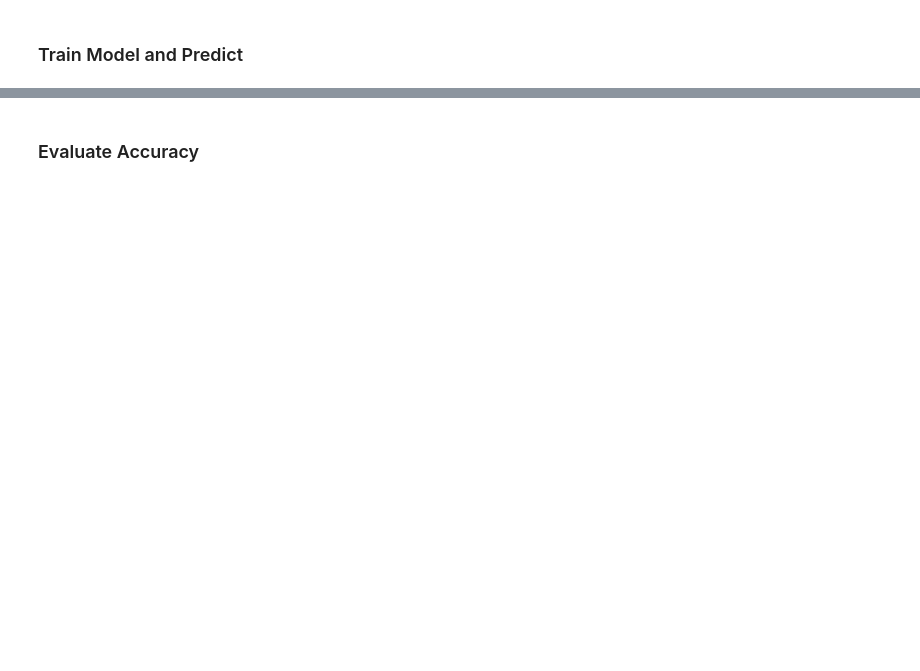
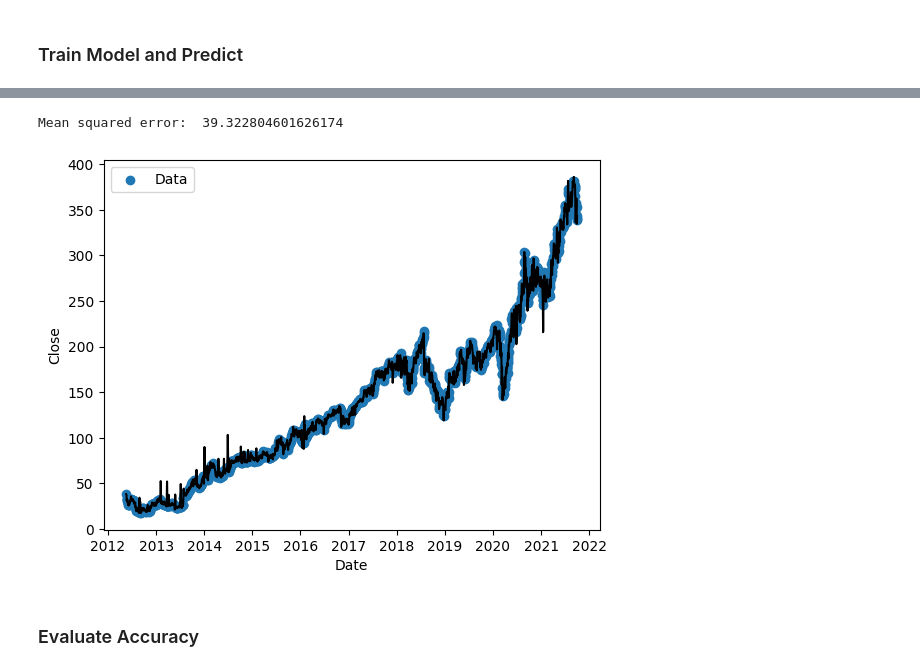
Before and after one commit to duckgrammer/Facebook-Stocks-ML, a Jupyter notebook: Facebook Stocks.ipynb, the cells around one changed output, grey strips where cells are left out. Drawn from its saved outputs; the diff is of its cells as text; code cells hidden in the pictures; blank space fills up the shorter version.

```diff
--- a/Facebook Stocks.ipynb
+++ b/Facebook Stocks.ipynb
@@ -143,2 +149,38 @@ plt.show()
+# %%
+# Predicting Stock Price Direction using Support Vector Machines
+X = FB_dataframe[['ordinal']]
+y = FB_dataframe['Close']
+
+X_train, X_test, y_train, y_test = train_test_split(X, y, test_size=0.2, random_state=42)
+
+# Create SVR model
+svr = SVR(kernel='rbf', C=1e3, gamma=0.1)
+
+# Train the model using the training data
+svr.fit(X_train.values, y_train.values)
+
+# Make predictions on the test data
+date_range = pd.date_range(start='2012-05-18', end='2021-10-01', freq='D')
+ordinal_range = date_range.to_series().apply(lambda date: date.toordinal())
+y_pred = svr.predict(ordinal_range.to_numpy().reshape(-1, 1))
+# %%
+# Evaluate the performance of the model using mean squared error
+y_pred = svr.predict(X_test.values)
+mse = mean_squared_error(y_test, y_pred)
+print('Mean squared error: ', mse)
+# %% [output]
+Mean squared error:  39.322804601626174
+# %%
+# plot data
+fig, ax = plt.subplots()
+ax.scatter(FB_dataframe['Date'], FB_dataframe['Close'], label='Data')
+ax.set_xlabel('Date')
+ax.set_ylabel('Close')
+ax.legend()
+
+ax.plot(date_range, y_pred, color='k')
+plt.show()
+# %% [output]
+[figure, added]
 # %% [markdown]
 ### Evaluate Accuracy
```
Also changed, not shown: parts of 8 cells of this notebook.
